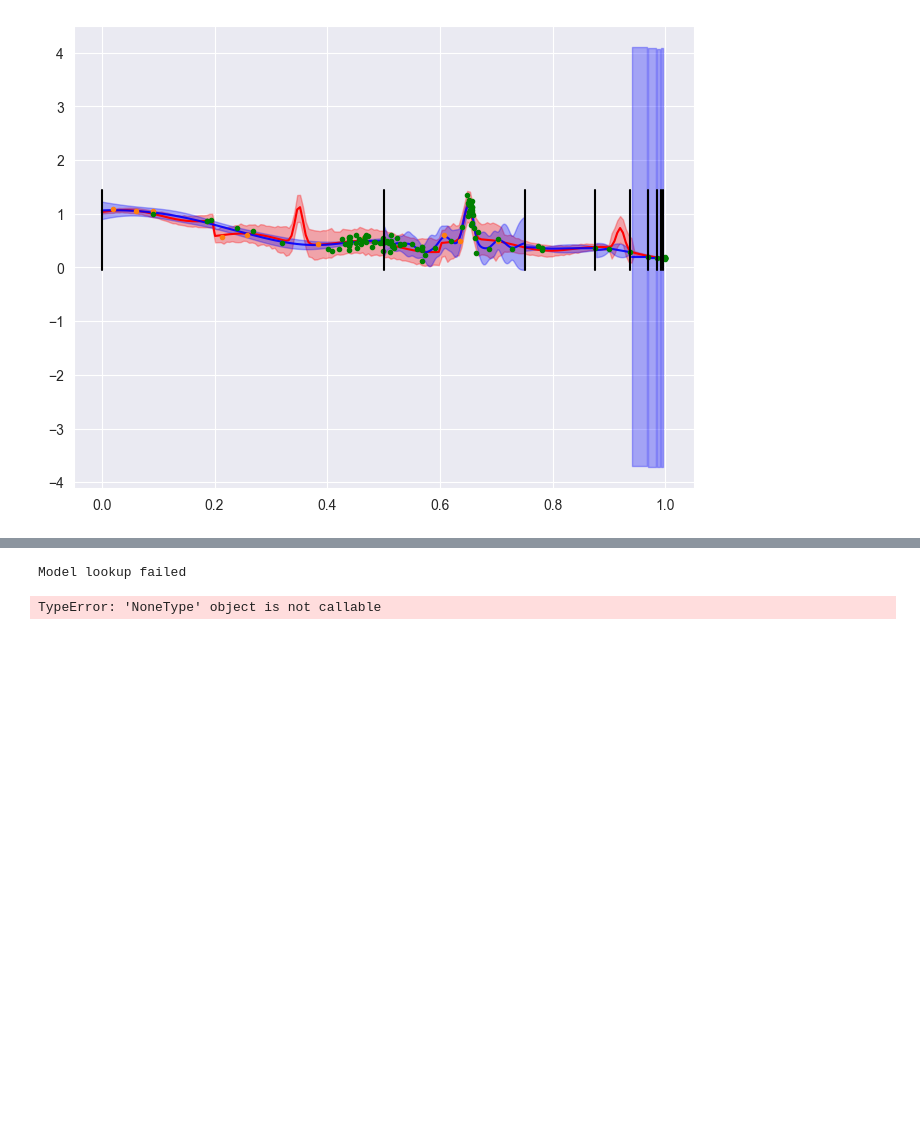
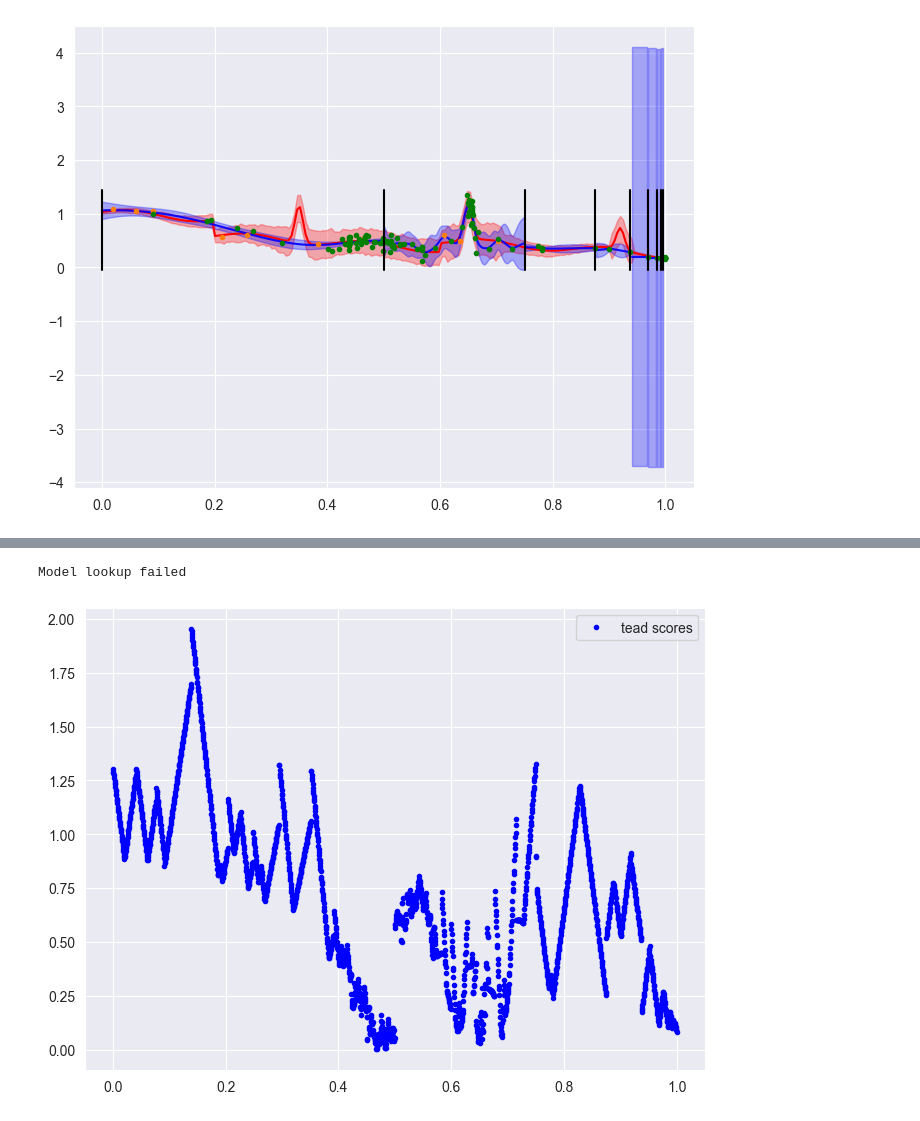
Before and after one commit to acb-code/extrema_search, a Jupyter notebook: src/notebooks/piecewise_tead.ipynb, the cells around one changed output, grey strips where cells are left out. Saved outputs shown, nothing was run; the diff lists cells and outputs as text; code cells hidden in the pictures; blank space fills up the shorter version.

Commit message:
piecewise tead set up and tested

```diff
--- a/src/notebooks/piecewise_tead.ipynb
+++ b/src/notebooks/piecewise_tead.ipynb
@@ -311,6 +355,8 @@ def knn(ref, query, k=1):
 def get_model_from_piecewise_set(graph, x):
     """Retrieves the local model from the piecewise set at the input point x"""
     graph_leaves = [n for n in graph if graph.out_degree[n] == 0]
+    # bound_list = []
+    # node_list = []
     for n in graph_leaves:
         # get current leaf node
         current_node = graph.nodes()[n]
@@ -318,8 +364,21 @@ def get_model_from_piecewise_set(graph, x):
         current_bounds = current_state.local_bounds
         if current_bounds[0] <= x < current_bounds[1]:
             return current_state.local_model
+        # also save the bounds-node map to use for edge cases
+        # bound_list.append(current_bounds)
+        # node_list.append(n)
+        if current_bounds[0] <= 0.001:
+            low_node = n
+        elif current_bounds[1] >= 0.999:
+            high_node = n
+    # handle slightly off bound queries
+    if x < 0.0:
+        # if a prediction lower than 0.0 needed
+        return graph.nodes()[low_node]['data'].local_model
+    elif x >= 1.0:
+        # if a prediction higher than 1.0 needed
+        return graph.nodes()[high_node]['data'].local_model
     print("Model lookup failed")
-
 
 def finite_diff_piecewise(x_all, graph):
     """get approx gradient at model training points"""
@@ -390,4 +449,10 @@ x_ct, x_tt = piecewise_tead(test_global_search.global_state.x_global,
                             get_all_candidates=True)
 # %% [output]
 Model lookup failed
-TypeError: 'NoneType' object is not callable
+# %%
+f, ax = plt.subplots(1, 1, figsize=(8, 6))
+ax.plot(x_ct.detach().numpy(), x_tt.detach().numpy(), '.', color='b', label='tead scores')
+ax.legend()
+plt.show()
+# %% [output]
+[figure, added]
```
Also changed, not shown: parts of 1 cell of this notebook, 1 other file.
